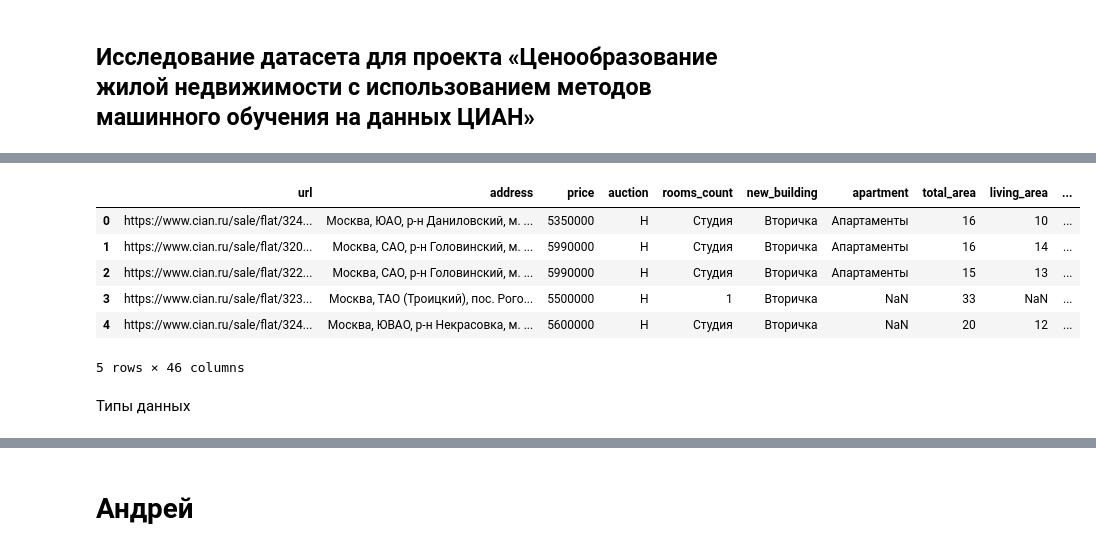
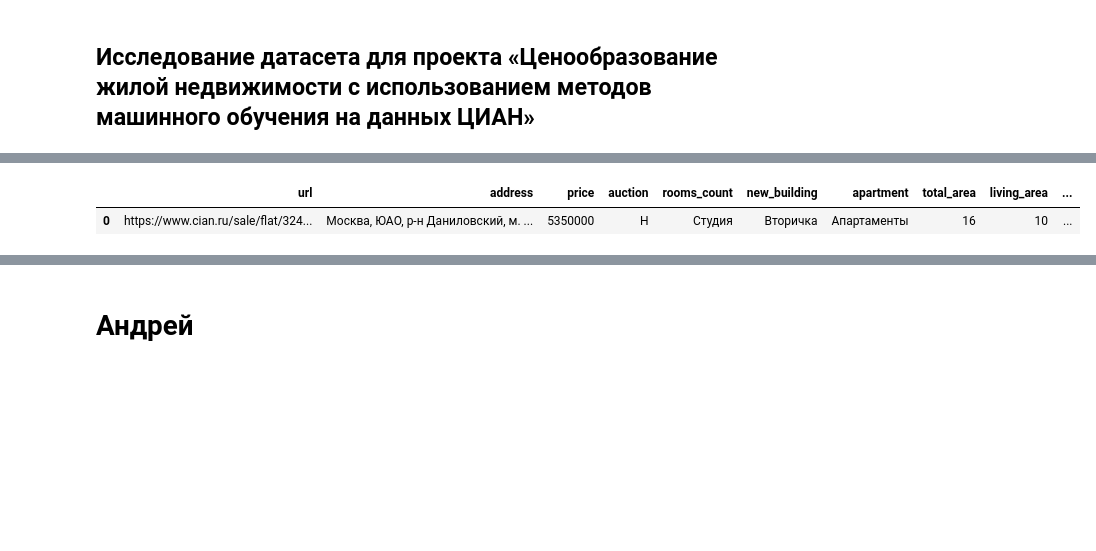
Before and after one commit to AyuKamakin/Abd_prj_25_26_team_40, a Jupyter notebook: EDA.ipynb, the cells around one changed output, grey strips where cells are left out. Drawn from its saved outputs; the diff is of its cells as text; code cells hidden in the pictures; blank space fills up the shorter version.

```diff
--- a/EDA.ipynb
+++ b/EDA.ipynb
@@ -3,3 +172,5 @@
+# %%
+pd.set_option('display.max_columns', None)
 # %%
 try:
     import gdown
@@ -82,24 +191,17 @@ from matplotlib.patches import Patch
 # %%
 #при запуске в первый раз скачает файл в директорию этого ноутбука
 #файл слишком большой, поэтому при попытке открытия его просто по ссылке гугл выдает ошибку
 #поэтому нужна доп библиотека down
 
 link = 'https://drive.google.com/uc?id=1TgqL2u4rpwNORJ1yhjam9eVzl5-tTM5l'
 output_file = 'cian_full_data.csv'
 
 if not os.path.exists(output_file):
     gdown.download(link, output_file, quiet=False, fuzzy=True)
 
 df = pd.read_csv(output_file, low_memory=False, encoding='utf-8-sig', sep=';')
 
-df.head(5)
+df.head(1)
 # %% [output]
 |  | url | address | price | auction | rooms_count | new_building | apartment | total_area | living_area | ... |
 | 0 | https://www.cian.ru/sale/flat/324... | Москва, ЮАО, р-н Даниловский, м. ... | 5350000 | Н | Студия | Вторичка | Апартаменты | 16 | 10 | ... |
-| 1 | https://www.cian.ru/sale/flat/320... | Москва, САО, р-н Головинский, м. ... | 5990000 | Н | Студия | Вторичка | Апартаменты | 16 | 14 | ... |
-| 2 | https://www.cian.ru/sale/flat/322... | Москва, САО, р-н Головинский, м. ... | 5990000 | Н | Студия | Вторичка | Апартаменты | 15 | 13 | ... |
-| 3 | https://www.cian.ru/sale/flat/323... | Москва, ТАО (Троицкий), пос. Рого... | 5500000 | Н | 1 | Вторичка | NaN | 33 | NaN | ... |
-| 4 | https://www.cian.ru/sale/flat/324... | Москва, ЮВАО, р-н Некрасовка, м. ... | 5600000 | Н | Студия | Вторичка | NaN | 20 | 12 | ... |
-5 rows × 46 columns
-# %% [markdown]
-Типы данных
```
Also changed, not shown: parts of 83 cells of this notebook.
